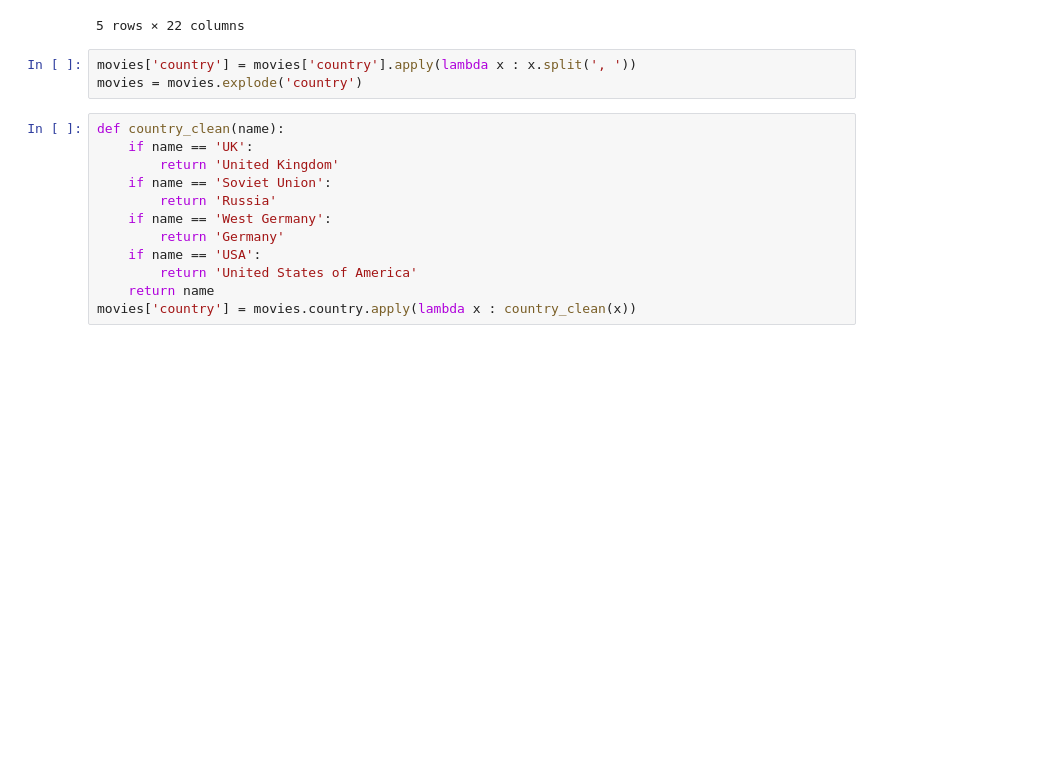
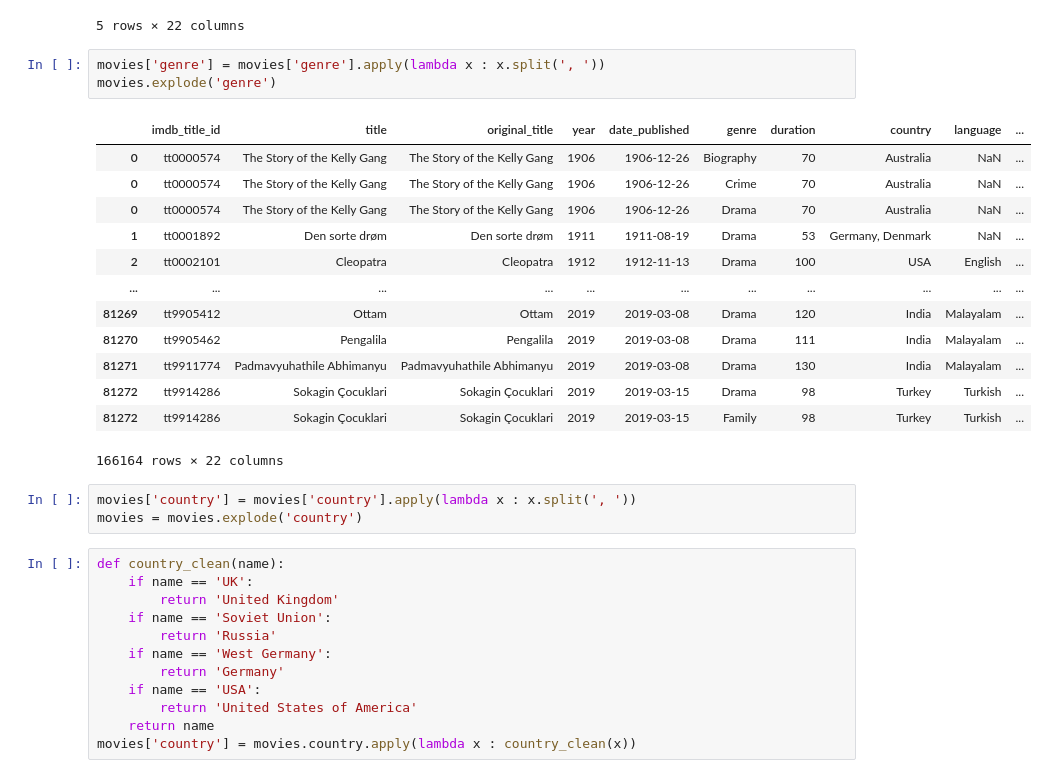
Before and after one commit to YBouquet/com-480-project-lesbigleux, a Jupyter notebook: Preprocess/Data_Analysis_M1.ipynb, the cells around one changed output. Cells and saved outputs as stored; diff of their text form; blank space fills up the shorter version.

```diff
--- a/Preprocess/Data_Analysis_M1.ipynb
+++ b/Preprocess/Data_Analysis_M1.ipynb
@@ -348,6 +297,23 @@ movies.head()
 | 3 | tt0002130 | L'Inferno | L'Inferno | 1911 | 1911-03-06 | Adventure, Drama, Fantasy | 68 | Italy | Italian | ... |
 | 4 | tt0002199 | From the Manger to the Cross; or,... | From the Manger to the Cross; or,... | 1912 | 1913 | Biography, Drama | 60 | USA | English | ... |
 5 rows × 22 columns
+# %%
+movies['genre'] = movies['genre'].apply(lambda x : x.split(', '))
+movies.explode('genre')
+# %% [output]
+|  | imdb_title_id | title | original_title | year | date_published | genre | duration | country | language | ... |
+| 0 | tt0000574 | The Story of the Kelly Gang | The Story of the Kelly Gang | 1906 | 1906-12-26 | Biography | 70 | Australia | NaN | ... |
+| 0 | tt0000574 | The Story of the Kelly Gang | The Story of the Kelly Gang | 1906 | 1906-12-26 | Crime | 70 | Australia | NaN | ... |
+| 0 | tt0000574 | The Story of the Kelly Gang | The Story of the Kelly Gang | 1906 | 1906-12-26 | Drama | 70 | Australia | NaN | ... |
+| 1 | tt0001892 | Den sorte drøm | Den sorte drøm | 1911 | 1911-08-19 | Drama | 53 | Germany, Denmark | NaN | ... |
+| 2 | tt0002101 | Cleopatra | Cleopatra | 1912 | 1912-11-13 | Drama | 100 | USA | English | ... |
+| ... | ... | ... | ... | ... | ... | ... | ... | ... | ... | ... |
+| 81269 | tt9905412 | Ottam | Ottam | 2019 | 2019-03-08 | Drama | 120 | India | Malayalam | ... |
+| 81270 | tt9905462 | Pengalila | Pengalila | 2019 | 2019-03-08 | Drama | 111 | India | Malayalam | ... |
+| 81271 | tt9911774 | Padmavyuhathile Abhimanyu | Padmavyuhathile Abhimanyu | 2019 | 2019-03-08 | Drama | 130 | India | Malayalam | ... |
+| 81272 | tt9914286 | Sokagin Çocuklari | Sokagin Çocuklari | 2019 | 2019-03-15 | Drama | 98 | Turkey | Turkish | ... |
+| 81272 | tt9914286 | Sokagin Çocuklari | Sokagin Çocuklari | 2019 | 2019-03-15 | Family | 98 | Turkey | Turkish | ... |
+166164 rows × 22 columns
 # %%
 movies['country'] = movies['country'].apply(lambda x : x.split(', '))
 movies = movies.explode('country')
```
Also changed, not shown: parts of 32 cells of this notebook, 5 other files.
